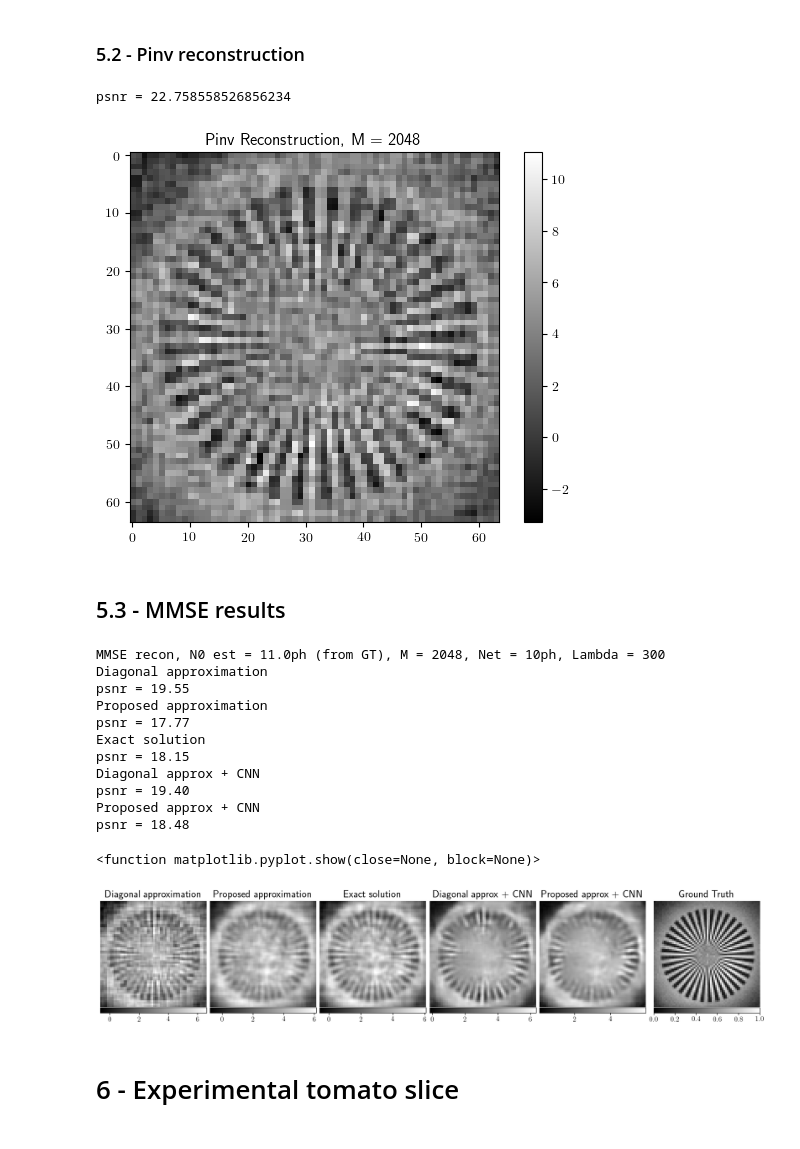
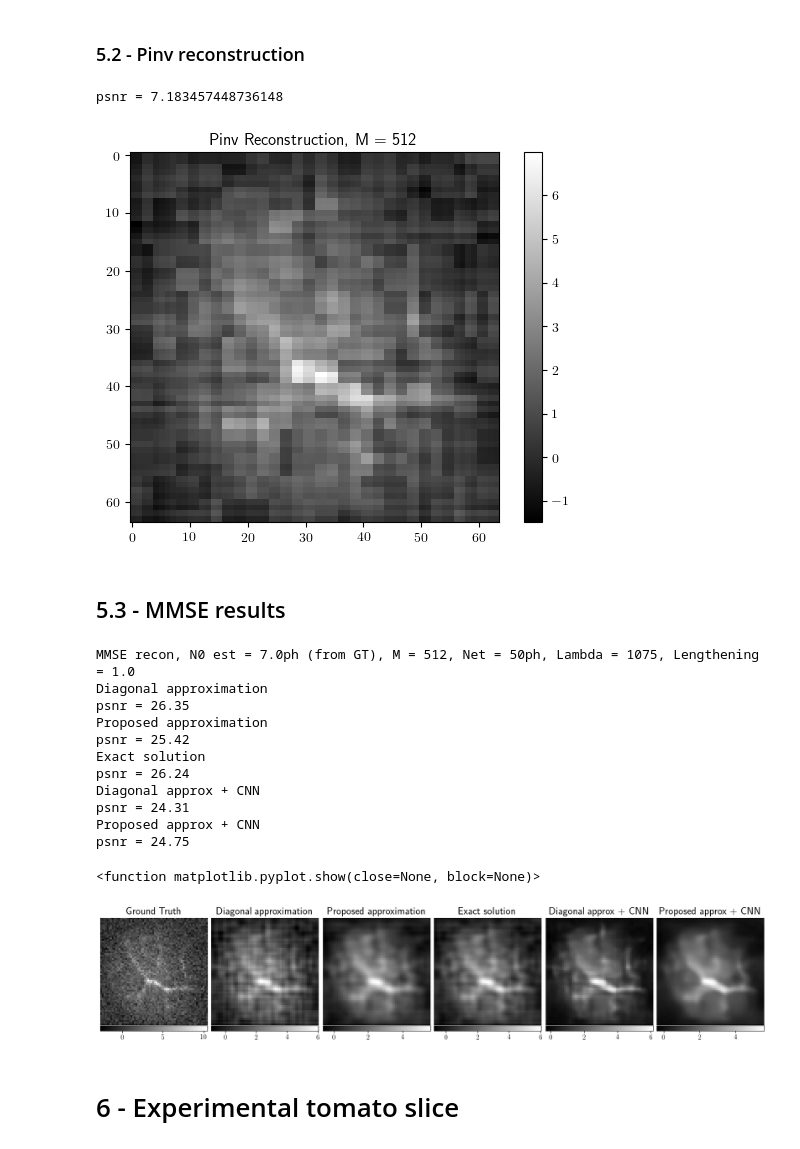
Before and after one commit to lucxt18/spyrit, a Jupyter notebook: spyrit/main_expe.ipynb, the cells around one changed output. Cells and saved outputs as stored; diff of their text form; code cells hidden in the pictures.

Commit message:
first test stage

```diff
--- a/spyrit/main_expe.ipynb
+++ b/spyrit/main_expe.ipynb
@@ -518,8 +538,8 @@ psnr = 24.52
 # %% [markdown]
 ### 5.1 - Loading data and visualising
 # %%
-f = np.load('/home/licho/Documentos/MAS/Stage_Master/Article/Resources/zoom_x1_had_reco.npz')
-raw = np.load('/home/licho/Documentos/MAS/Stage_Master/Article/Resources/zoom_x1_spectraldata.npz')
+f = np.load('/home/licho/Documentos/MAS/Stage_Master/Article/Resources/green_Tree_leaf_ti_5ms_zoomx4_objx40_had_reco.npz')
+raw = np.load('/home/licho/Documentos/MAS/Stage_Master/Article/Resources/green_Tree_leaf_ti_5ms_zoomx4_objx40_spectraldata.npz')
 
 # for key in f:
 #     print(key)
@@ -557,0 +578,8 @@ plot(range(mean_imgs.shape[0]),mean_imgs)
+# %%
+index = 1075
+lag = 10
+img_GT_index = np.sum(raw_data[:, index-lag:index + lag], axis = 1)
+img_GT_index = img_GT_index[0::2] - img_GT_index[1::2];
+img_GT_index = np.dot(np.transpose(H_k), img_GT_index);
+img_GT_index = (1/img_size**2)*np.reshape(img_GT_index, (img_size, img_size)) / (2 * lag)
+imagesc(np.flip(img_GT_index))
@@ -593,15 +622,15 @@ recon_pinv = torch2numpy(x_inv.view(img_size,img_size))
 
 plt.figure()
 plt.title(f"Pinv Reconstruction, M = {CR}")
-plt.imshow(recon_pinv, cmap='gray')
+plt.imshow(np.flip(recon_pinv), cmap='gray')
 plt.colorbar()
 
 img_temp = recon_pinv;
-img_temp = (img_temp -np.amin(img_temp))/(np.amax(img_temp)-np.amin(img_temp))
-print("psnr = " + str(psnr_(img_GT_all_Channels,img_temp)))
+#img_temp = (img_temp -np.amin(img_temp))/(np.amax(img_temp)-np.amin(img_temp))
+print("psnr = " + str(psnr_(img_GT_index,img_temp)))
 # %% [output]
-psnr = 22.758558526856234
+psnr = 7.183457448736148
-[figure, old version]
+[figure, new version]
 # %% [markdown]
 ## 5.3 - MMSE results
 # %%
@@ -614,7 +643,8 @@ for i in range(3): # Load analytical layers
     models[i].N0 = recon_pinv.max() # setting the maximum light intensity
 
     if i==1:
-        NVMS_pinv = np.diag((img_size ** 2) * np.ones(CR)) / N0 # recon_pinv.max() # Tuning of the Taylor matrix weights
+        lengthening = 1.0
+        NVMS_pinv = np.diag((img_size) ** 2 * np.ones(CR)) /  (lengthening * models[i].N0) # Tuning of the Taylor matrix weights
 
         P0, P1, P2 = models[i].forward_denoise_operators(Cov, NVMS_pinv, img_size, CR)
         models[i].fcP0 = P0
@@ -622,7 +652,7 @@ for i in range(3): # Load analytical layers
         models[i].fcP2 = P2
 
     temp = models[i].forward_reconstruct_mmse(m, 1, 1, img_size, img_size)
-    temp = (temp + 1) * models[0].N0/2;
+    temp = (temp + 1) *  models[i].N0 / 2
     temp = temp.cpu().detach().numpy().squeeze()
     f.append(temp)
 
@@ -631,49 +661,50 @@ for i in range(3): # Load analytical layers
 
 for i in range(2): # Load CNN layers
     temp = models[i].forward_reconstruct(m, 1, 1, img_size, img_size)
-    temp = (temp + 1) * models[0].N0/2;
+    temp = (temp + 1) * models[0].N0 / 2
     temp = temp.cpu().detach().numpy().squeeze()
     f.append(temp)
 
     img_temp.append(f[i+3])
     img_temp[i+3] =  (img_temp[i+3] - np.amin(img_temp[i+3]))/(np.amax(img_temp[i+3])-np.amin(img_temp[i+3]))
 # %%
-titles = ['Diagonal approximation', 'Proposed approximation', 'Exact solution', 'Diagonal approx + CNN', 'Proposed approx + CNN', 'Ground Truth']
+titles = ['Ground Truth','Diagonal approximation', 'Proposed approximation', 'Exact solution', 'Diagonal approx + CNN', 'Proposed approx + CNN']
 
-print(f'MMSE recon, N0 est = {models[0].N0:.1f}ph (from GT), M = {CR}, Net = {N0}ph, Lambda = {index}')
-for i in range(5):
+img_GT_index_psnr = (img_GT_index-np.amin(img_GT_index))/(np.amax(img_GT_index)-np.amin(img_GT_index))
+
+print(f'MMSE recon, N0 est = {models[0].N0:.1f}ph (from GT), M = {CR}, Net = {N0}ph, Lambda = {index}, Lengthening = {lengthening}')
+for i in range(1,6):
     print (titles[i])
-    print("psnr = %.2f" % psnr_(img_GT_all_Channels,img_temp[i]))
+    print("psnr = %.2f" % psnr_(img_GT_index_psnr, img_temp[i-1]))
 
 fig, axs = plt.subplots(1, 6, figsize=(16, 16), constrained_layout=True)
 
-for i in range(5):
-    im = axs[i].imshow(f[i], cmap='gray')
+for i in range(6):
+    if i == 0:
+        im = axs[i].imshow(np.flip(img_GT_index), cmap='gray')
+    else:
+        im = axs[i].imshow(np.flip(f[i-1]), cmap='gray')
+
     axs[i].set_title(titles[i], fontsize = 18)
     cbar= plt.colorbar(im, ax=axs[i], shrink=1, orientation = 'horizontal', pad = 0.0)
     cbar.ax.tick_params(labelsize=12)
     axs[i].axis('off')
 
-im = axs[5].imshow(img_GT_all_Channels, cmap='gray')
-axs[5].set_title(titles[5], fontsize = 18)
-cbar=plt.colorbar(im, ax=axs[5], shrink=1, orientation = 'horizontal', pad = 0.0)
-cbar.ax.tick_params(labelsize=12)
-plt.axis('off')
 plt.show
 # %% [output]
-MMSE recon, N0 est = 11.0ph (from GT), M = 2048, Net = 10ph, Lambda = 300
+MMSE recon, N0 est = 7.0ph (from GT), M = 512, Net = 50ph, Lambda = 1075, Lengthening = 1.0
 Diagonal approximation
-psnr = 19.55
+psnr = 26.35
 Proposed approximation
-psnr = 17.77
+psnr = 25.42
 Exact solution
-psnr = 18.15
+psnr = 26.24
 Diagonal approx + CNN
-psnr = 19.40
+psnr = 24.31
 Proposed approx + CNN
-psnr = 18.48
+psnr = 24.75
 <function matplotlib.pyplot.show(close=None, block=None)>
-[figure, old version]
+[figure, new version]
 # %% [markdown]
 # 6 - Experimental tomato slice
 # %% [markdown]
```
Also changed, not shown: parts of 33 cells of this notebook.
